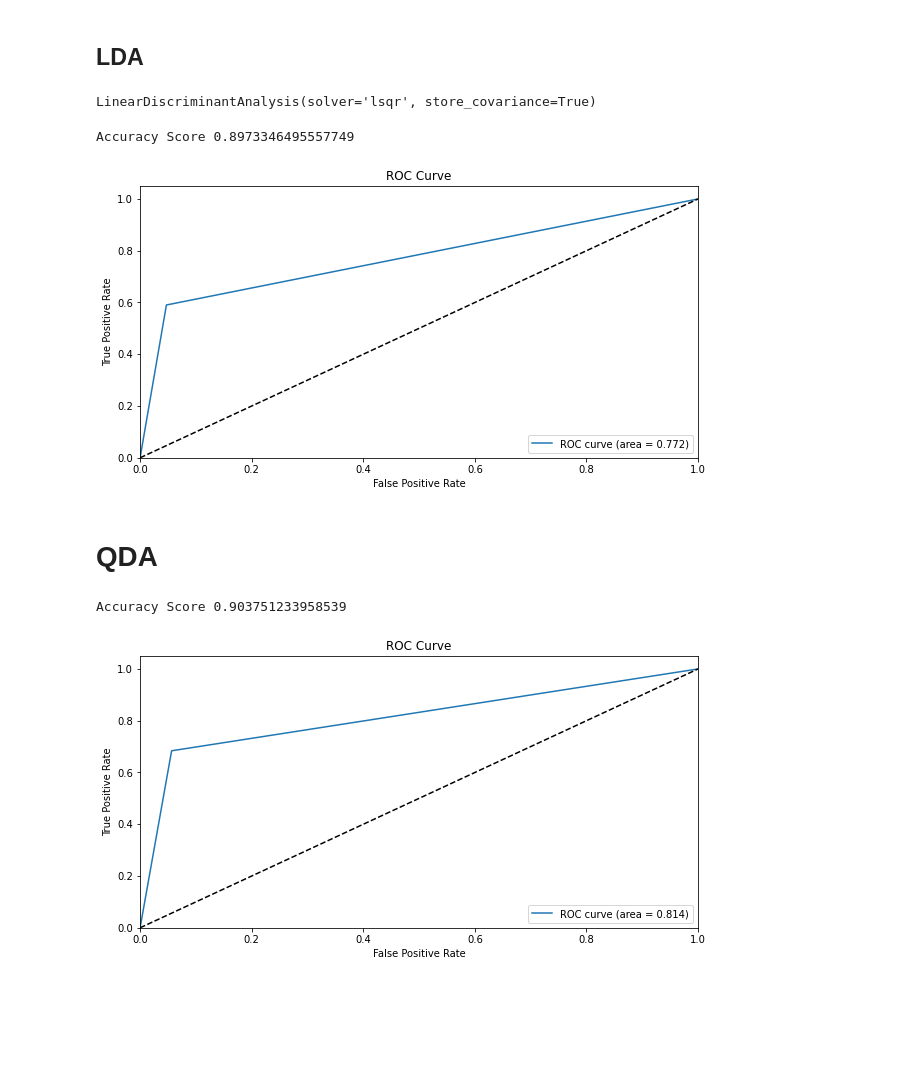
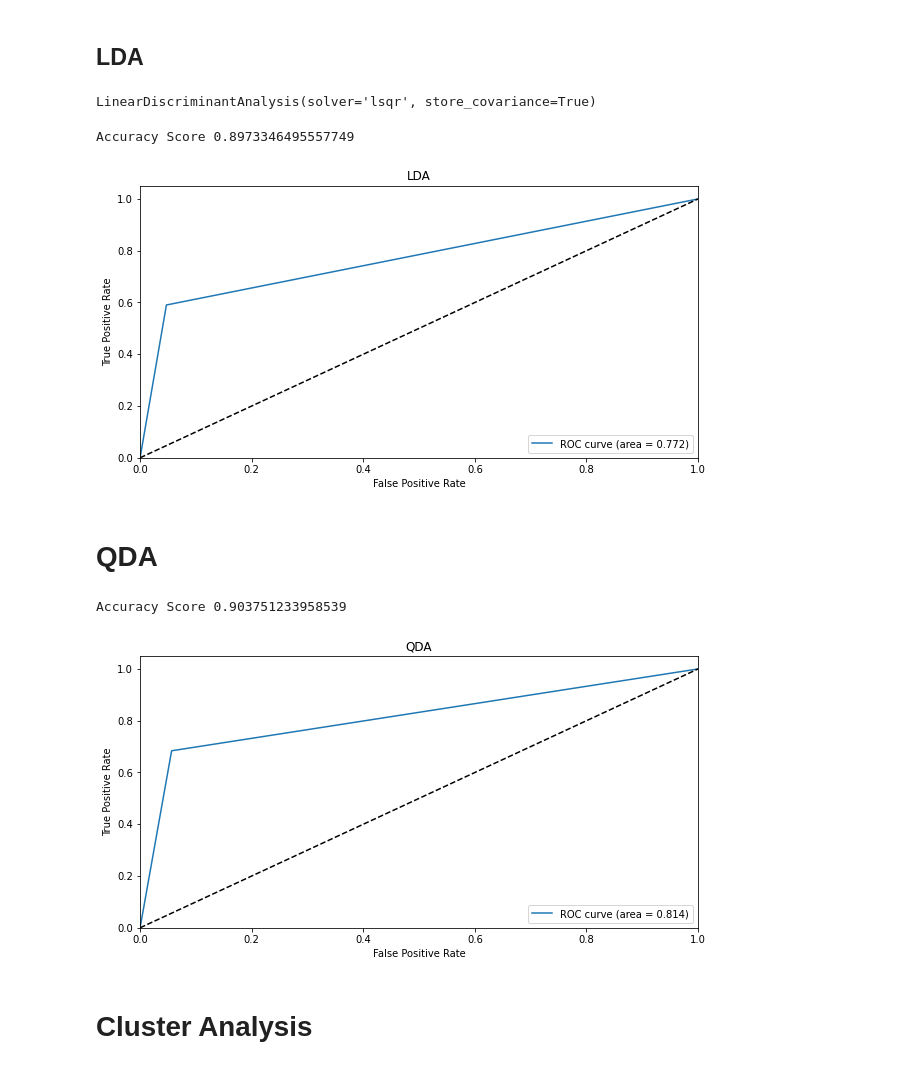
Before and after one commit to denim-bluu/python-credit_risk_bayes, a Jupyter notebook: work pymc3.ipynb, the cells around one changed output. Saved outputs shown, nothing was run; the diff lists cells and outputs as text; code cells hidden in the pictures; blank space fills up the shorter version.

```diff
--- a/work pymc3.ipynb
+++ b/work pymc3.ipynb
@@ -27,7 +23,13 @@ RANDOM_SEED = 9509
 import pymc3 as pm
 import bambi
 # %%
-def plot_roc_curve(y_test, y_pred):
+def plot_roc_curve(y_test:np.ndarray, y_pred:np.ndarray, title="ROC Curve"):
+    """ Plot ROC curve
+
+    Args:
+        y_test (np.ndarray): Test dataset
+        y_pred (np.ndarray): Predicted dataset
+    """
     fpr, tpr, _ = roc_curve(y_test, y_pred)
     roc_auc = auc(fpr, tpr)
     plt.figure(figsize=(10, 5))
@@ -37,7 +39,7 @@ def plot_roc_curve(y_test, y_pred):
     plt.ylim([0.0, 1.05])
     plt.xlabel("False Positive Rate")
     plt.ylabel("True Positive Rate")
-    plt.title("ROC Curve")
+    plt.title(title)
     plt.legend(loc="lower right")
     plt.show()
 # %%
@@ -550,15 +649,19 @@ with pm.Model() as lda:
-# %%
-clf = LinearDiscriminantAnalysis(solver="lsqr", store_covariance=True)
-clf.fit(x_train, y_train)
-# %% [output]
-LinearDiscriminantAnalysis(solver='lsqr', store_covariance=True)
+# %%
+# The formulas used are the following equations in Bishop
+# Prior probability of class 0 : 4.73
+# Mean of features 4.75, 4.76
+# Covariance matrix 4.78
+clf = LinearDiscriminantAnalysis(solver="lsqr", store_covariance=True)
+clf.fit(x_train, y_train)
+# %% [output]
+LinearDiscriminantAnalysis(solver='lsqr', store_covariance=True)
 # %%
 pred_lda = clf.predict(x_test)
 print(f"Accuracy Score {accuracy_score(y_true=y_test, y_pred=pred_lda)}")
-plot_roc_curve(y_test, pred_lda)
+plot_roc_curve(y_test, pred_lda, "LDA")
 # %% [output]
 Accuracy Score 0.8973346495557749
-[figure, old version]
+[figure, new version]
 # %% [markdown]
 # QDA
 # %%
@@ -567,7 +670,9 @@ clf.fit(x_train, y_train)
 
 pred_qda = clf.predict(x_test)
 print(f"Accuracy Score {accuracy_score(y_true=y_test, y_pred=pred_qda)}")
-plot_roc_curve(y_test, pred_qda)
+plot_roc_curve(y_test, pred_qda, title="QDA")
 # %% [output]
 Accuracy Score 0.903751233958539
-[figure, old version]
+[figure, new version]
+# %% [markdown]
+# Cluster Analysis
```
Also changed, not shown: parts of 40 cells of this notebook.
